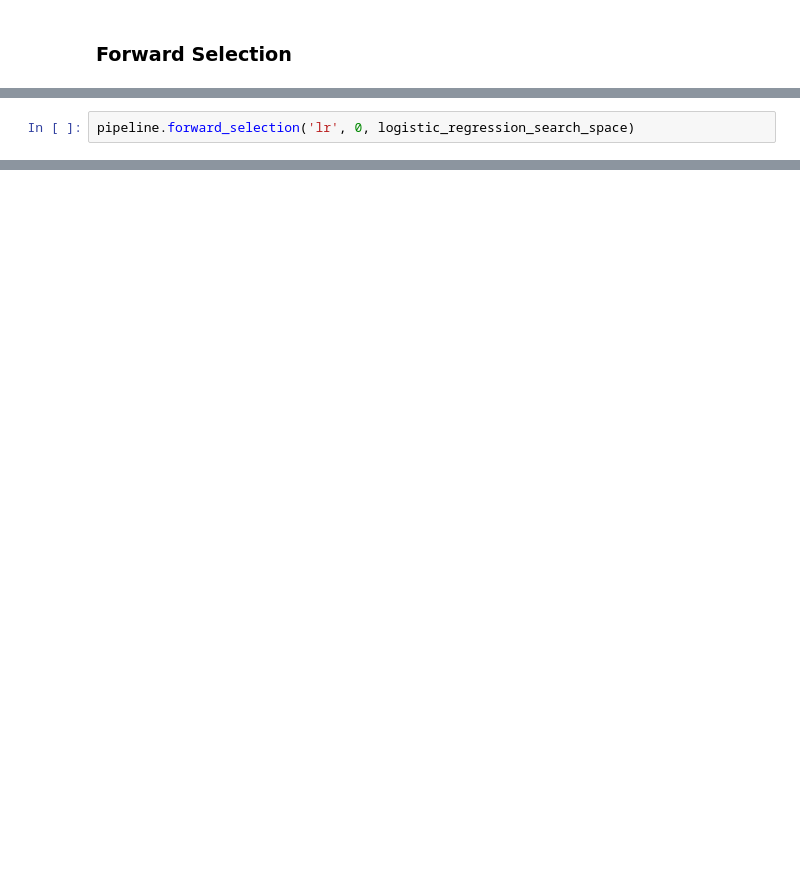
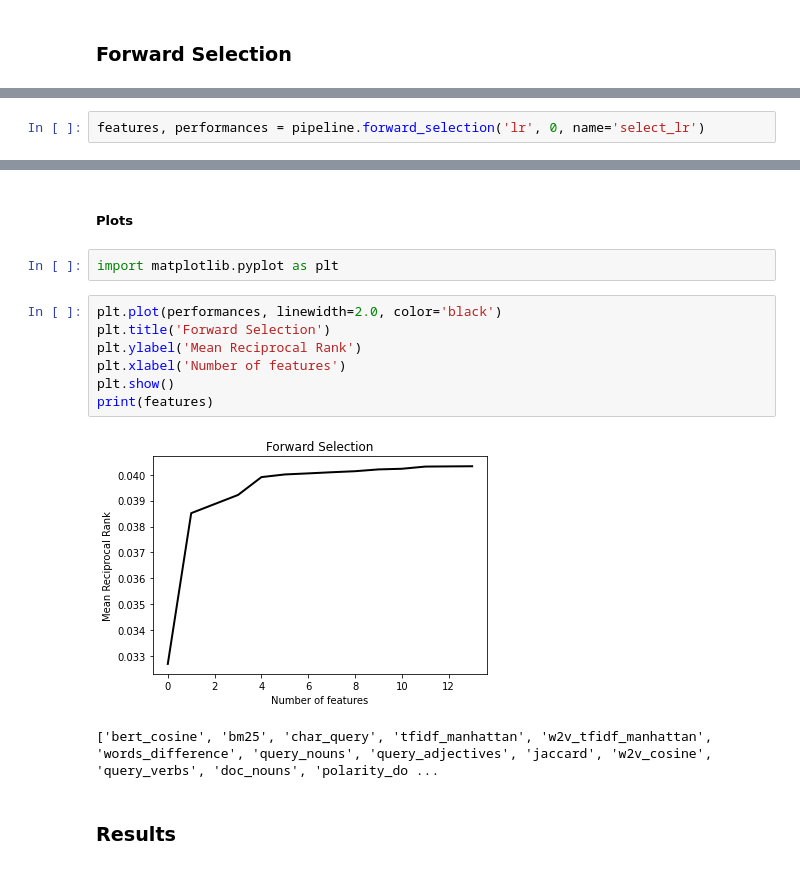
Before and after one commit to tim-grams/Retriever, a Jupyter notebook: notebooks/feature_selection.ipynb, the cells around one changed output, grey strips where cells are left out. Saved outputs shown, nothing was run; the diff lists cells and outputs as text; blank space fills up the shorter version.

```diff
--- a/notebooks/feature_selection.ipynb
+++ b/notebooks/feature_selection.ipynb
@@ -106,4 +97,4 @@ logistic_regression_search_space.append(Real(1e-6, 0.1, name='tol'))
 # %%
-pipeline.forward_selection('lr', 0, logistic_regression_search_space)
+features, performances = pipeline.forward_selection('lr', 0, name='select_lr')
 # %% [output]
 Testing features: ['w2v_cosine']
@@ -112,0 +218,16 @@ TypeError: 'LogisticRegression' object is not callable
+# %% [markdown]
+##### Plots
+# %%
+import matplotlib.pyplot as plt
+# %%
+plt.plot(performances, linewidth=2.0, color='black')
+plt.title('Forward Selection')
+plt.ylabel('Mean Reciprocal Rank')
+plt.xlabel('Number of features')
+plt.show()
+print(features)
+# %% [output]
+[figure, added]
+['bert_cosine', 'bm25', 'char_query', 'tfidf_manhattan', 'w2v_tfidf_manhattan', 'words_difference', 'query_nouns', 'query_adjectives', 'jaccard', 'w2v_cosine', 'query_verbs', 'doc_nouns', 'polarity_do ...
+# %% [markdown]
+### Results
```
Also changed, not shown: parts of 9 cells of this notebook, 15 other files.
